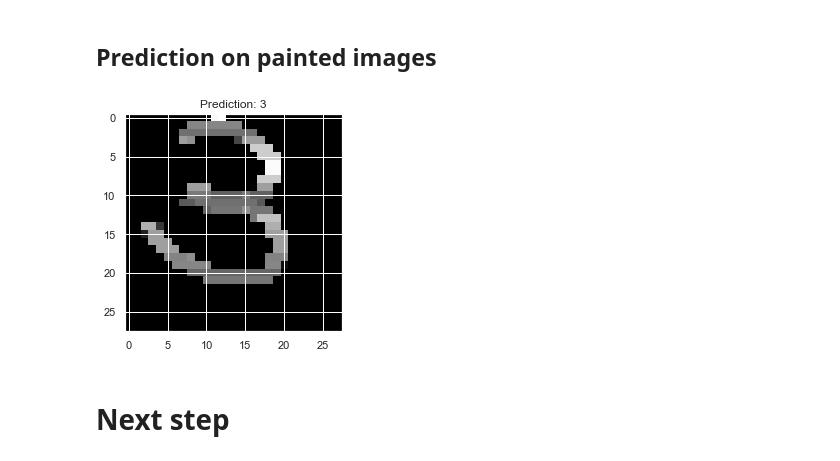
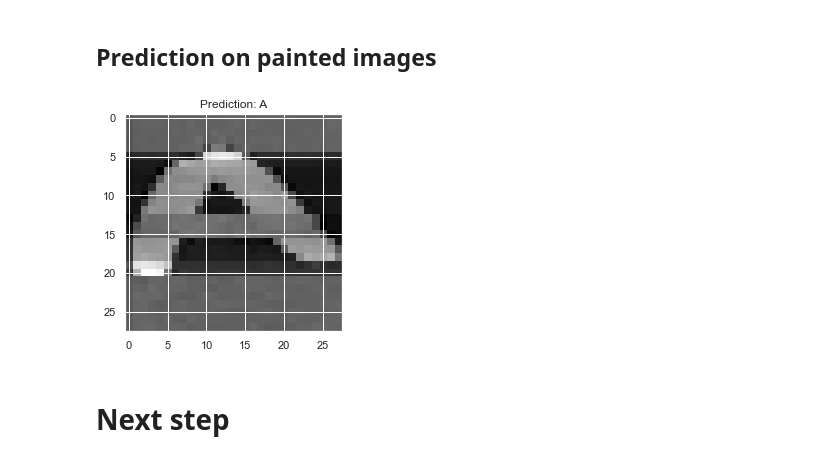
Before and after one commit to mohammedAljadd/smart-glasses, a Jupyter notebook: Model training/Handwriting recognition/1 - Handwritten characters recognition.ipynb, the cells around one changed output. Saved outputs shown, nothing was run; the diff lists cells and outputs as text; code cells hidden in the pictures.

```diff
--- a/Model training/Handwriting recognition/1 - Handwritten characters recognition.ipynb
+++ b/Model training/Handwriting recognition/1 - Handwritten characters recognition.ipynb
@@ -241,19 +241,19 @@ model = load_model("model_h5_format/model.h5")
 # %% [markdown]
 ## Prediction on painted images
 # %%
-image = cv2.imread('img/handwritting/2.png')
+image = cv2.imread('img/handwritting/20.png')
 image = cv2.cvtColor(image, cv2.COLOR_BGR2GRAY)
 image = cv2.resize(image, (28, 28))
 image = cv2.bitwise_not(image)  # Make images in binary format
 image_norm = tf.keras.utils.normalize(image, axis=1)
 image_expanded = np.expand_dims(image_norm, axis=0)
 prediction = model.predict(image_expanded)
 index = np.argmax(prediction[0])
 plt.imshow(image_norm, cmap='gray')
 plt.title(f"Prediction: {output_labels[index]}")
 plt.show()
 # %% [output]
-[figure, old version]
+[figure, new version]
 # %% [markdown]
 # Next step
 # %% [markdown]
```
Also changed, not shown: 1 other file.
